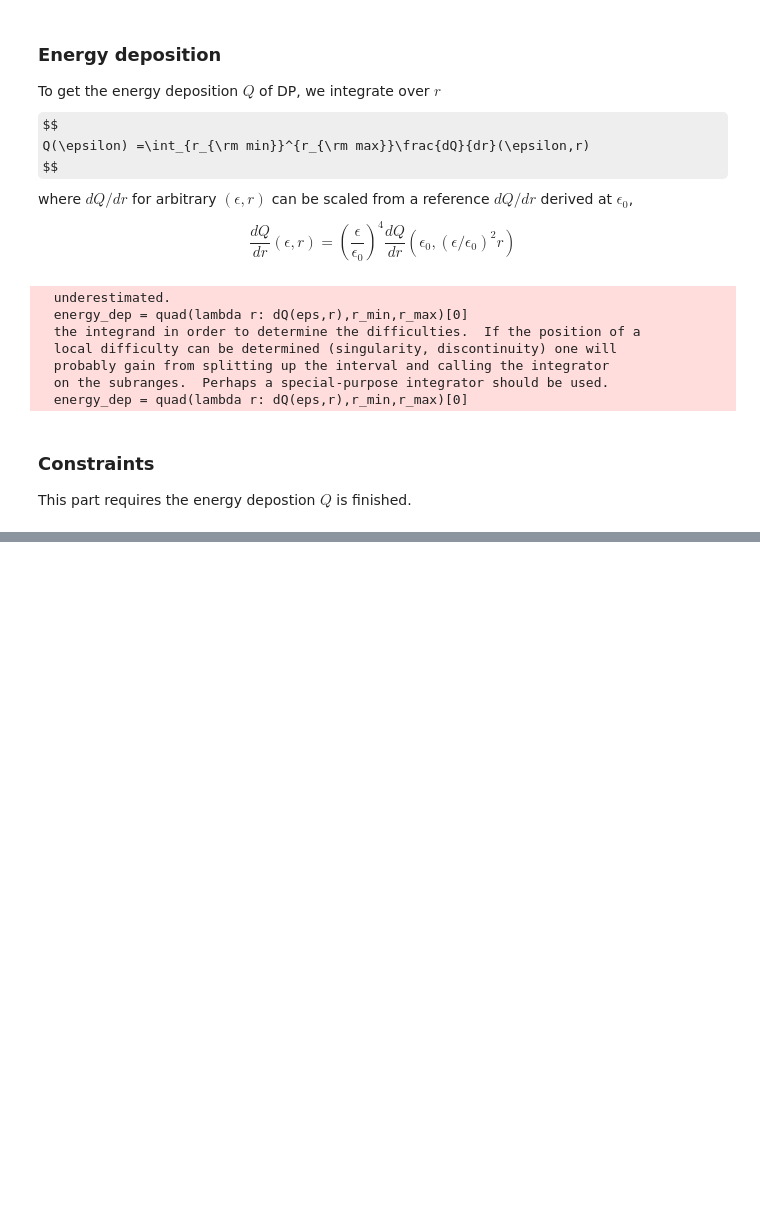
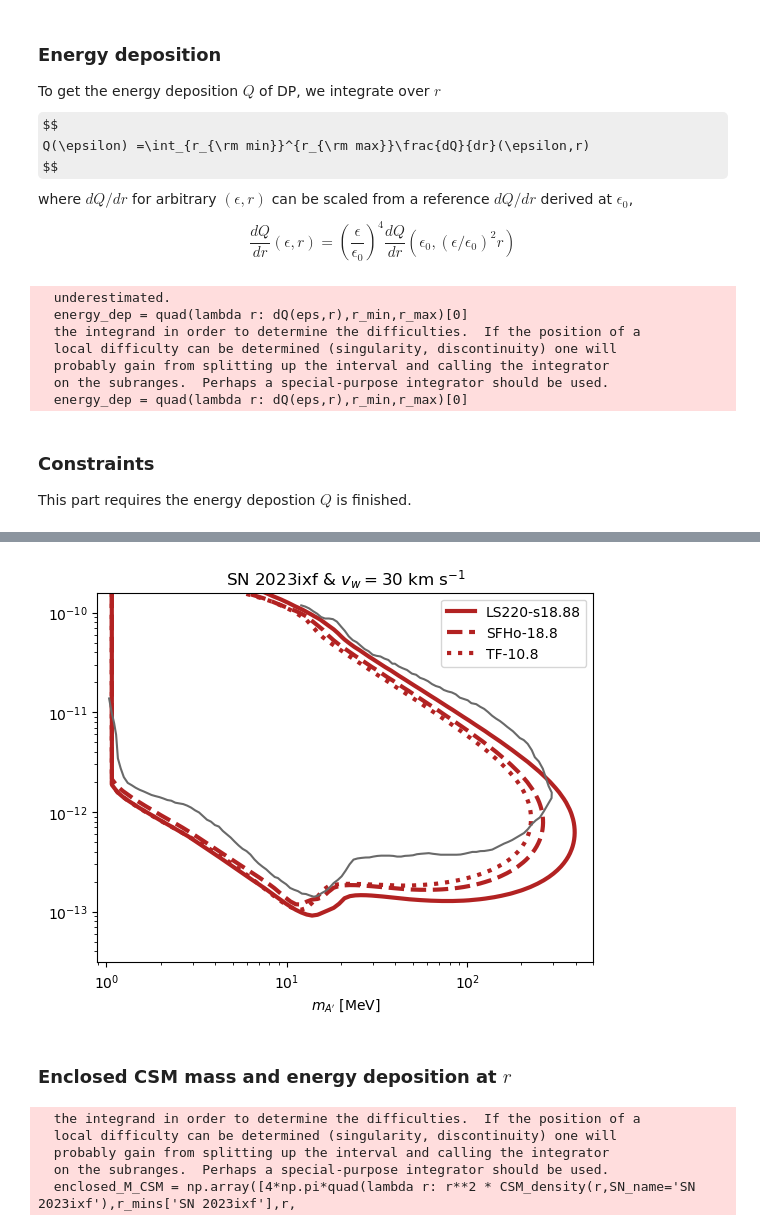
Before and after one commit to yenhsunlin/CSM_DP, a Jupyter notebook: time_and_position_integrations.ipynb, the cells around one changed output, grey strips where cells are left out. Drawn from its saved outputs; the diff is of its cells as text; code cells hidden in the pictures; some formulas as TeX source; blank space fills up the shorter version.

```diff
--- a/time_and_position_integrations.ipynb
+++ b/time_and_position_integrations.ipynb
@@ -254,0 +593,77 @@ plt.savefig(f'DP_constraint_vw{v_csm:d}.pdf',bbox_inches='tight')
+# %%
+v_csm = 30 # km/s
+Q_th_SN2023ixf = np.log10((v_csm*1e5/light_speed)**2*M_CSMs['SN 2023ixf']/2)
+
+target_contour_LS220_SN2023ixf =  plt.contour(mAp_mesh, eps_mesh, log_Q_tot_LS220_SN2023ixf, 'r:', levels=[Q_th_SN2023ixf], linewidths=0)
+target_contour_TF_SN2023ixf =  plt.contour(mAp_mesh, eps_mesh, log_Q_tot_TF_SN2023ixf, 'r:', levels=[Q_th_SN2023ixf], linewidths=0)
+target_contour_SFHo_SN2023ixf =  plt.contour(mAp_mesh, eps_mesh, log_Q_tot_SFHo_SN2023ixf, 'r:', levels=[Q_th_SN2023ixf], linewidths=0)
+
+for collection in target_contour_LS220_SN2023ixf.collections:
+    for path in collection.get_paths():
+        vertices = path.vertices  # 取得等值線的點
+        plt.plot(vertices[:, 0], vertices[:, 1],color='firebrick', linewidth=3, label='LS220-s18.88')
+
+for collection in target_contour_SFHo_SN2023ixf.collections:
+    for path in collection.get_paths():
+        vertices = path.vertices  # 取得等值線的點
+        plt.plot(vertices[:, 0], vertices[:, 1],color='firebrick', linestyle='--',linewidth=3, label='SFHo-18.8')
+
+for collection in target_contour_TF_SN2023ixf.collections:
+    for path in collection.get_paths():
+        vertices = path.vertices  # 取得等值線的點
+        plt.plot(vertices[:, 0], vertices[:, 1],color='firebrick', linestyle=':', linewidth=3, label='TF-10.8')
+
+plt.plot(sn1987a_gamma_data.T[0],sn1987a_gamma_data.T[1],color='dimgrey')
+plt.title(fr'SN 2023ixf & $v_w={v_csm:d}$ km s$^{{-1}}$')
+#ax2.legend(loc='lower left')
+plt.xscale('log')
+plt.yscale('log')
+plt.xlabel(r'$m_{A^\prime}$ [MeV]')
+#ax2.set_ylabel(r'$\epsilon$')
+plt.xlim(0.89,)
+plt.ylim(3.1e-14,)
+
+legend = plt.legend(loc='upper right')
+
+# # 獲取圖例的外框樣式
+# legend_bbox = legend.get_frame()
+# legend_facecolor = legend_bbox.get_facecolor()  # 背景顏色
+# legend_edgecolor = legend_bbox.get_edgecolor()  # 邊框顏色
+# legend_boxstyle = legend_bbox.get_boxstyle()    # 邊框樣式
+
+
+# # 在右上角添加文字，外框樣式與圖例一致
+# # 在右上角添加文字，並設置外框和透明背景
+# plt.text(
+#     0.01,0.03, fr'$v_w={v_csm:d}$ km s$^{{-1}}$',
+#     transform=ax1.transAxes,
+#     fontsize=11,
+#     verticalalignment='bottom', horizontalalignment='left',
+#     bbox=dict(
+#         facecolor=legend_facecolor,  # 背景顏色
+#         alpha=0.7,          # 透明度
+#         edgecolor=legend_edgecolor,  # 外框顏色
+#         boxstyle= 'round,pad=0.4'
+#     )
+# )
+plt.savefig('DP_constraint.pdf',bbox_inches='tight')
+# %% [output]
+[figure, added]
+# %% [markdown]
+### Enclosed CSM mass and energy deposition at $r$
+# %%
+CSM_radii = np.logspace(np.log10(r_mins['SN 2023ixf']),16,50)
+enclosed_M_CSM = np.array([4*np.pi*quad(lambda r: r**2 * CSM_density(r,SN_name='SN 2023ixf'),r_mins['SN 2023ixf'],r,
+                                epsabs=1.49e-10, epsrel=1.49e-10)[0] / 1.989e33 for r in CSM_radii]) # in terms of solar mass
+M_max = max(enclosed_M_CSM)
+M_min = min(enclosed_M_CSM)
+
+# The radius equals l_stop at different Ek
+requal_Ek50 = get_r_equal_esl(50,target='H',SN_name='SN 2023ixf')
+requal_Ek250 = get_r_equal_esl(250,target='H',SN_name='SN 2023ixf')
+# %% [output]
+  the integrand in order to determine the difficulties.  If the position of a
+  local difficulty can be determined (singularity, discontinuity) one will
+  probably gain from splitting up the interval and calling the integrator
+  on the subranges.  Perhaps a special-purpose integrator should be used.
+  enclosed_M_CSM = np.array([4*np.pi*quad(lambda r: r**2 * CSM_density(r,SN_name='SN 2023ixf'),r_mins['SN 2023ixf'],r,
```
Also changed, not shown: parts of 28 cells of this notebook, 27 other files.
